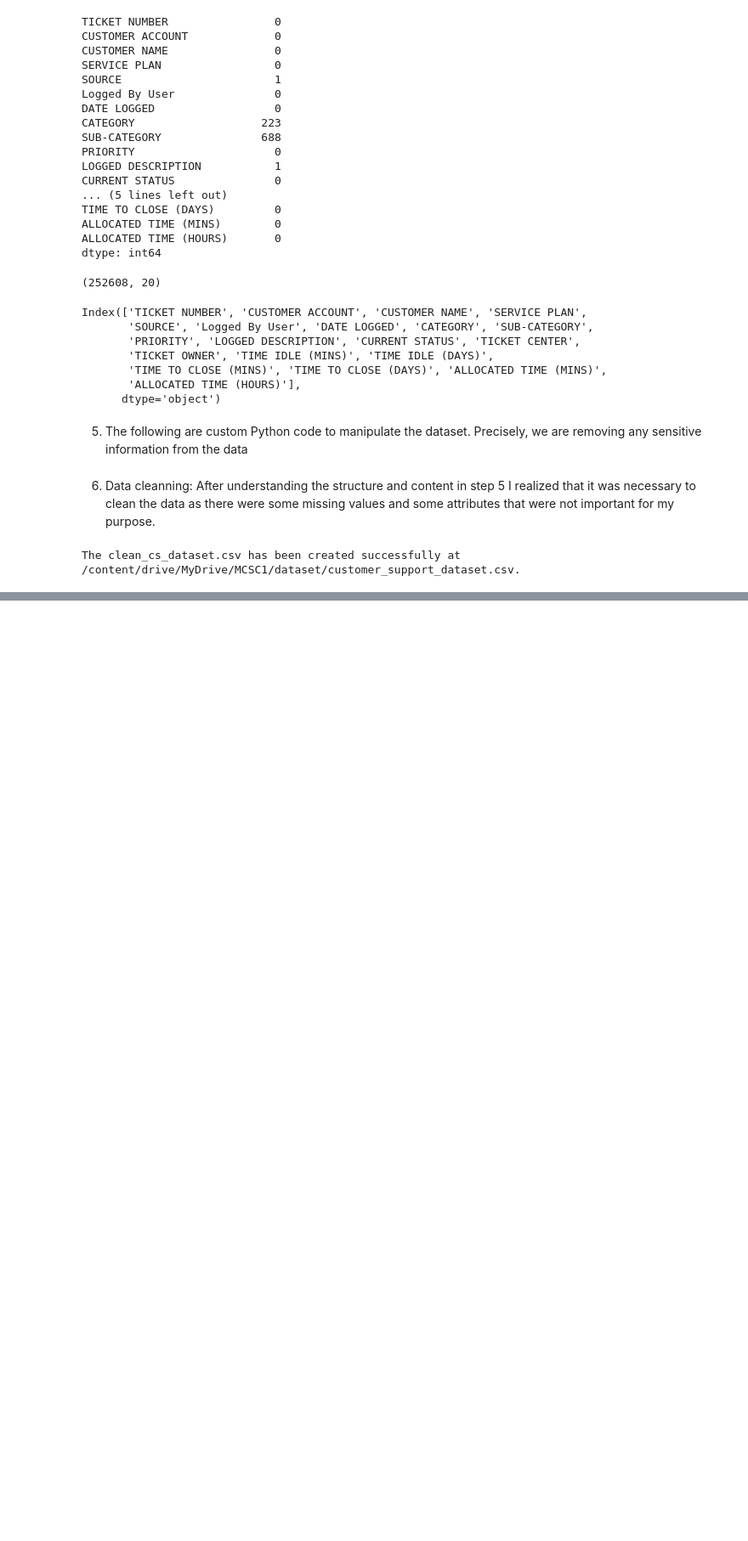
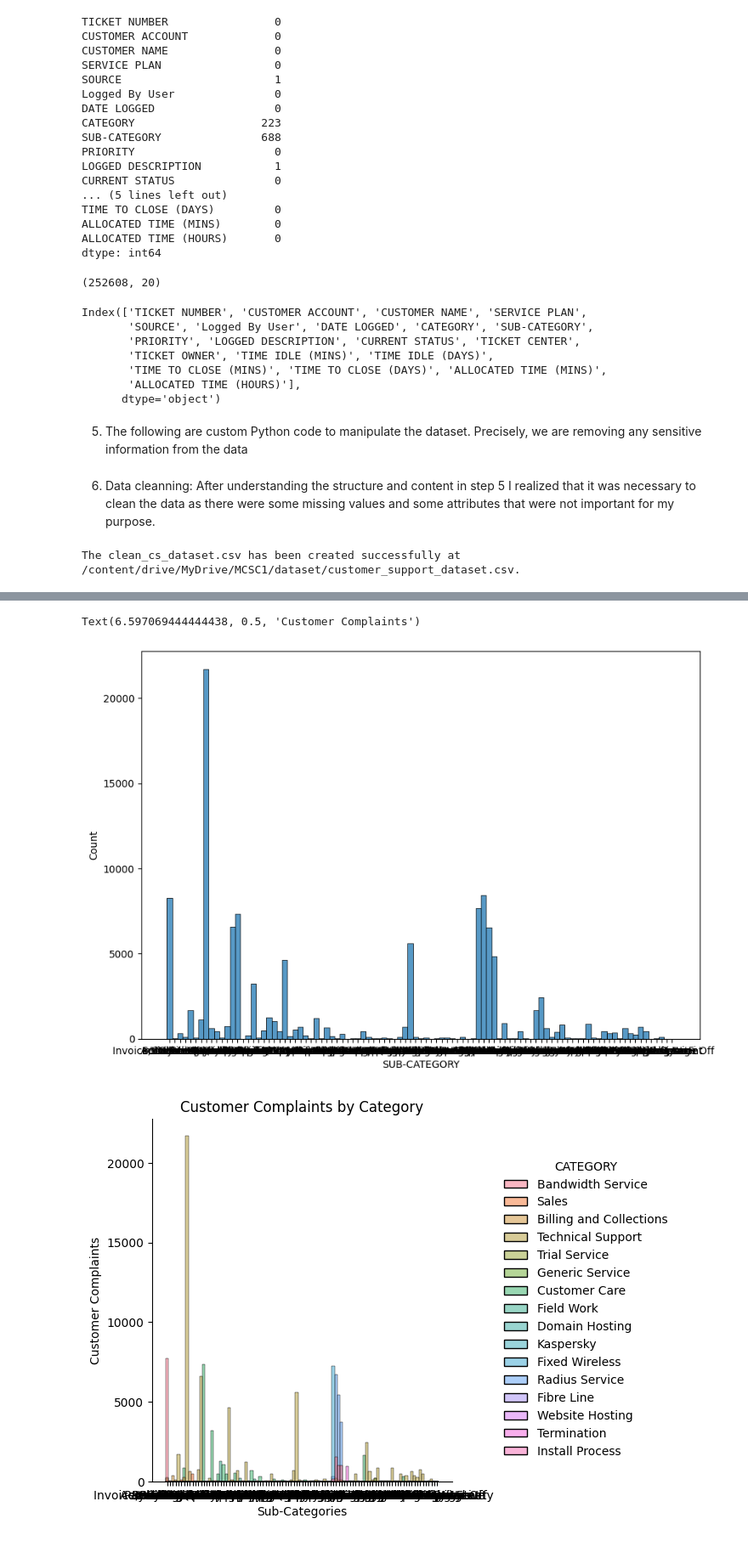
Before and after one commit to patrickanaku/MCS-7103-Machine-Learning, a Jupyter notebook: EDA_Assignment.ipynb, the cells around one changed output, grey strips where cells are left out. Shown at 85% size. Cells and saved outputs as stored; diff of their text form; code cells hidden in the pictures; blank space fills up the shorter version.

```diff
--- a/EDA_Assignment.ipynb
+++ b/EDA_Assignment.ipynb
@@ -261,0 +358,11 @@ Data Visualization
+# %%
+plt.figure(figsize=(10, 7))
+sns.histplot(data=new_dataset, x='SUB-CATEGORY')
+sns.displot(new_dataset, x="SUB-CATEGORY", hue="CATEGORY")
+plt.title('Customer Complaints by Category')
+plt.xlabel('Sub-Categories')
+plt.ylabel('Customer Complaints')
+# %% [output]
+Text(6.597069444444438, 0.5, 'Customer Complaints')
+[figure, added]
+[figure, added]
```
Also changed, not shown: parts of 15 cells of this notebook.
